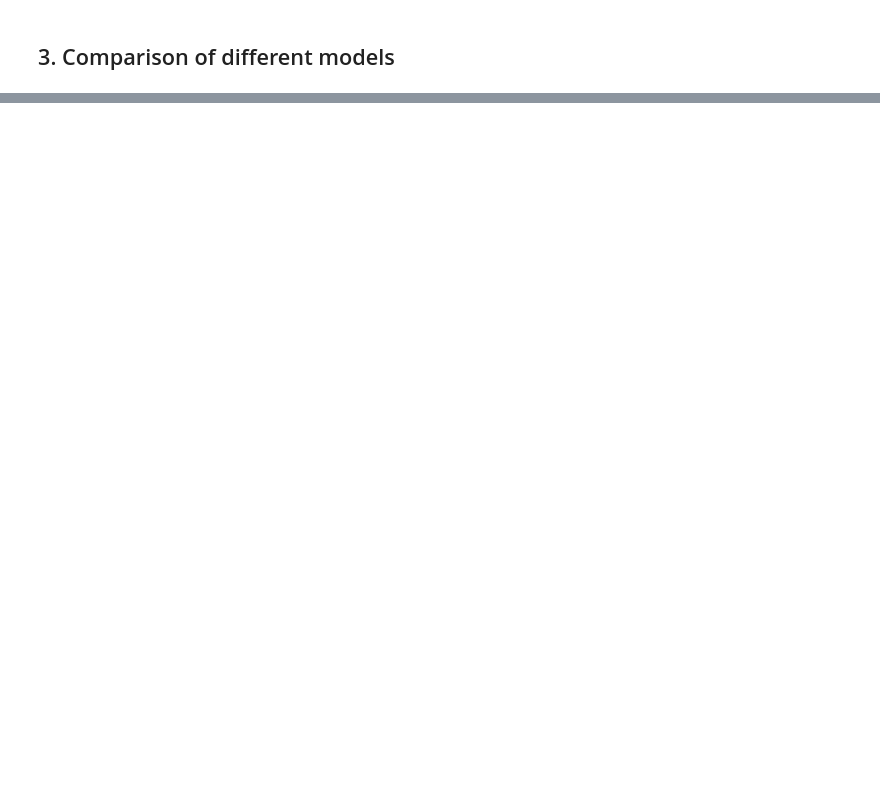
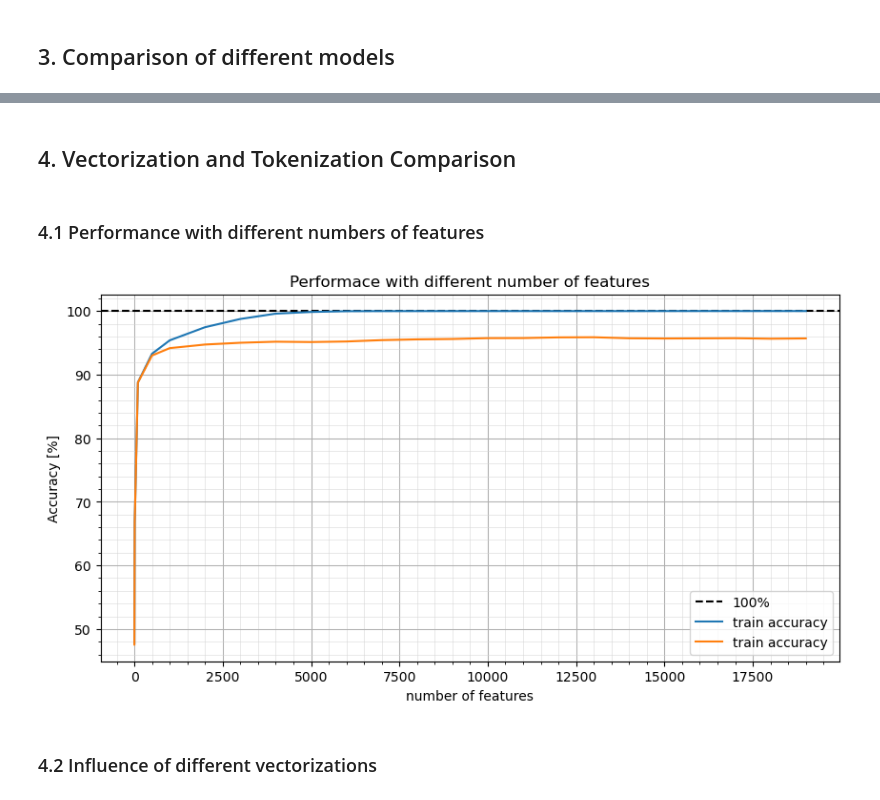
Before and after one commit to PH875/FakeNewsDetection_Project, a Jupyter notebook: fakenews_detection.ipynb, the cells around one changed output, grey strips where cells are left out. Saved outputs shown, nothing was run; the diff lists cells and outputs as text; code cells hidden in the pictures; blank space fills up the shorter version.

```diff
--- a/fakenews_detection.ipynb
+++ b/fakenews_detection.ipynb
@@ -237,0 +253,4 @@ if RUN_MINI_BATCH_COMPARISON:
+# %% [markdown]
+## 4. Vectorization and Tokenization Comparison
+# %% [markdown]
+### 4.1 Performance with different numbers of features
@@ -237,0 +268,48 @@ if RUN_MINI_BATCH_COMPARISON:
+# %%
+train_accuracies=[]
+test_accuracies=[]
+
+for n in num_features:
+     #Vectorize
+    vectorizer=multi_column_vectorizer(col_names=columns,max_features_per_column=n)
+    X_train=vectorizer.fit_transform(train_df)
+    X_test=vectorizer.transform(test_df)
+    X=sp.vstack([X_train, X_test])
+
+    #Apply additional z-score normalization (works better for svm)
+    X, offset=standardize_sparse_matrix(X)
+    X_train, X_test=X[:len(train_df)], X[len(train_df):]
+
+    #Initialize model
+    w=np.zeros(X_train.shape[1])
+    b=0
+    model=LogisticRegression(w,b, optimizer=optimizer, offset=offset)
+
+    #Train
+    model.fit(X_train, Y_train, num_epochs=epochs, batch_size=bs)
+
+    train_accuracies.append(binary_accuracy(y_pred=model(X_train), y_true=Y_train, class_labels=[0,1]))
+    test_accuracies.append(binary_accuracy(y_pred=model(X_test), y_true=Y_test, class_labels=[0,1]))
+# %%
+#Plot
+fig,ax=plt.subplots(figsize=(10,5))
+ax.axhline(y=100, color='black', linestyle='--', label='100%')
+ax.plot(num_features,train_accuracies, label="train accuracy")
+ax.plot(num_features,test_accuracies, label="train accuracy")
+ax.legend()
+ax.set_xlabel('number of features')
+ax.set_ylabel('Accuracy [%]')
+# Turn on minor ticks automatically
+ax.minorticks_on()
+
+# Major grid: solid, normal
+ax.grid(which='major', linestyle='-', linewidth=0.75)
+
+# Minor grid: dashed, light
+ax.grid(which='minor', linestyle='-', linewidth=0.5, color='lightgray', alpha=0.7)
+ax.set_title('Performace with different number of features')
+plt.show()
+# %% [output]
+[figure, added]
+# %% [markdown]
+### 4.2 Influence of different vectorizations
```
Also changed, not shown: parts of 18 cells of this notebook, 1 other file.
